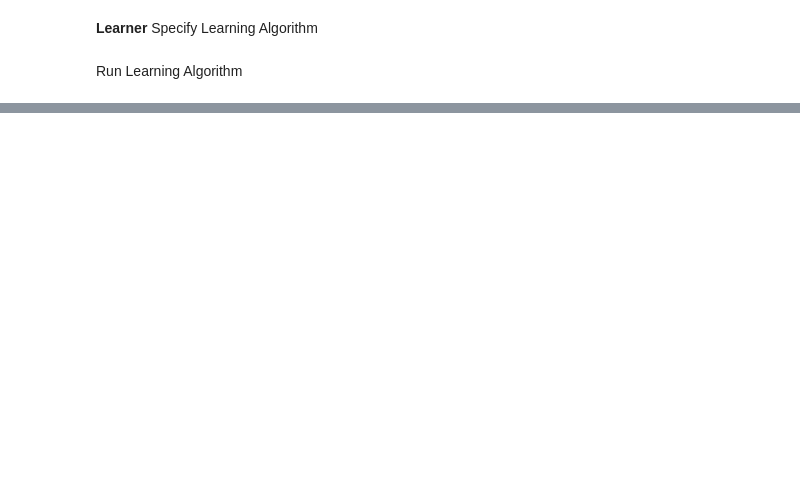
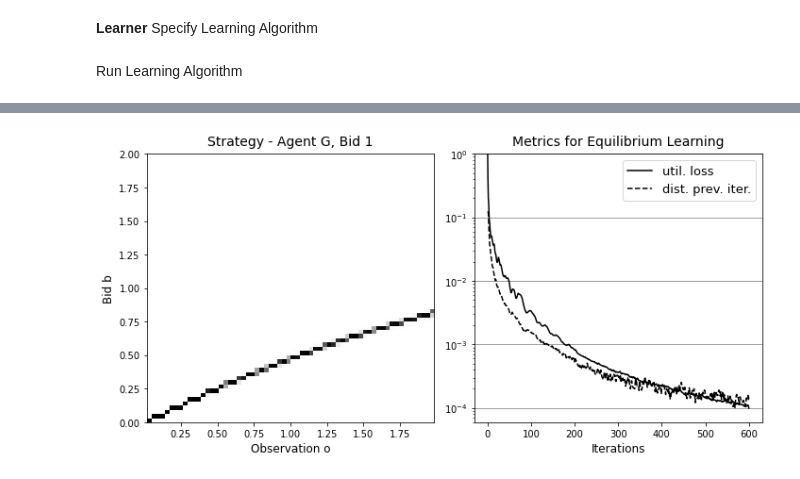
Before and after one commit to MOberlechner/soda, a Jupyter notebook: notebooks/examples/llg_auction.ipynb, the cells around one changed output, grey strips where cells are left out. Drawn from its saved outputs; the diff is of its cells as text; code cells hidden in the pictures; blank space fills up the shorter version.

```diff
--- a/notebooks/examples/llg_auction.ipynb
+++ b/notebooks/examples/llg_auction.ipynb
@@ -83,0 +69,5 @@ strategies[agent].plot(metrics=True, beta=bne)
+# %%
+s = strategies['G']
+s.plot(grad=False, metrics=True,)
+# %% [output]
+[figure, added]
```
Also changed, not shown: parts of 13 cells of this notebook.
